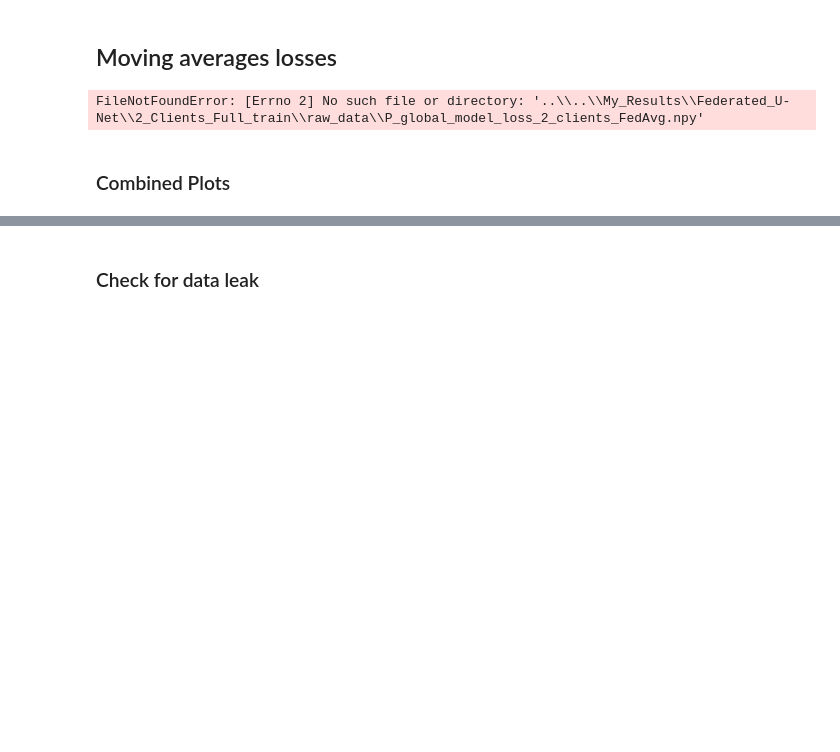
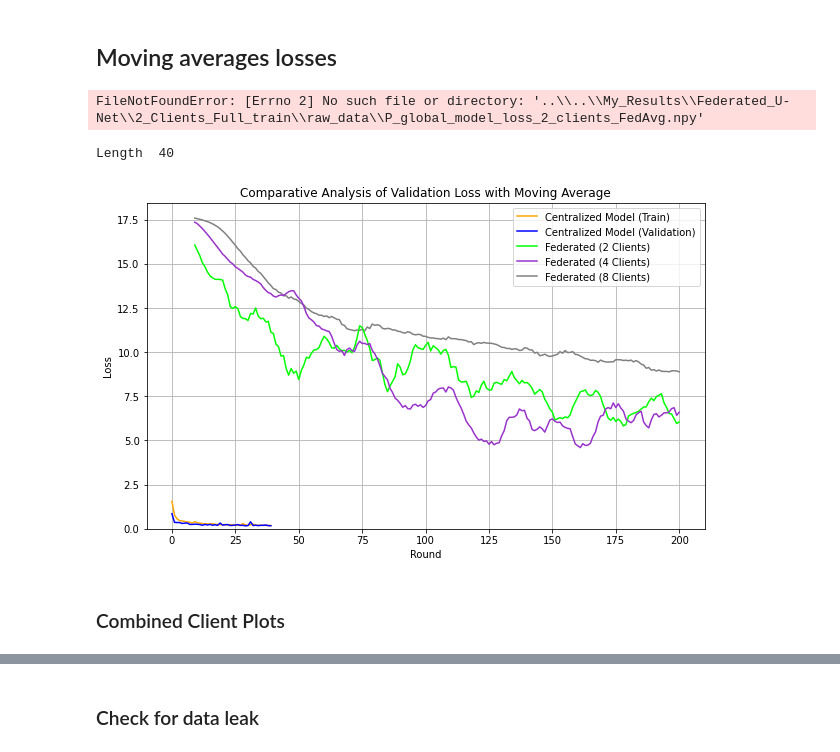
Before and after one commit to jeremyscodes/Training-a-U-Net-Model-for-Brain-Tumour-Segmentation-Using-Federated-Learning, a Jupyter notebook: Flower_New_Adapted_Flwr_1_5/final_plots_generator.ipynb, the cells around one changed output, grey strips where cells are left out. Cells and saved outputs as stored; diff of their text form; code cells hidden in the pictures; blank space fills up the shorter version.

```diff
--- a/Flower_New_Adapted_Flwr_1_5/final_plots_generator.ipynb
+++ b/Flower_New_Adapted_Flwr_1_5/final_plots_generator.ipynb
@@ -334,5 +338,76 @@ plot_metric_from_npy(central_loss_4_clients, 4, "Loss", window_size=1)
 plot_metric_from_npy(central_loss_4_clients, 4, "Loss", window_size=10)
 # %% [output]
 FileNotFoundError: [Errno 2] No such file or directory: '..\\..\\My_Results\\Federated_U-Net\\2_Clients_Full_train\\raw_data\\P_global_model_loss_2_clients_FedAvg.npy'
+# %%
+import matplotlib.pyplot as plt
+import numpy as np
+
+def moving_average(data, window_size):
+    """Compute the moving average of the data."""
+    cumsum = np.cumsum(data)
+    cumsum[window_size:] = cumsum[window_size:] - cumsum[:-window_size]
+    return cumsum[window_size - 1:] / window_size
+
+def plot_metrics_from_npys_moving_ave(metric_name, legend_names, colors, *file_paths, y_min=None, central=False, window_size=2):
+    if len(legend_names) != len(file_paths) or len(colors) != len(file_paths):
+        raise ValueError("The number of legend names and colors must match the number of numpy arrays.")
+
+    plt.figure(figsize=(10, 6))
+
+    # Plot the last model's metrics first
+    data_last = np.load(file_paths[-1], allow_pickle=True)
+    rounds_last = [entry[0] for entry in data_last]
+    metric_last = [100.0 * entry[1] if metric_name != 'Loss' else entry[1] for entry in data_last]
+    if window_size > 1 and 'Centralized Model' != legend_names[-1]:  # Apply moving average if it's a federated model
+        metric_last = moving_average(metric_last, window_size)
+        rounds_last = rounds_last[window_size-1:]
+    line_last, = plt.plot(rounds_last, metric_last, color=colors[-1], label=legend_names[-1])
+
+    # Plot the rest of the models' metrics
+    lines = []
+    for file_path, legend_name, color in zip(file_paths[:-1], legend_names[:-1], colors[:-1]):
+        data = np.load(file_path, allow_pickle=True)
+        rounds = [entry[0] for entry in data]
+        metric = [100.0 * entry[1] if metric_name != 'Loss' else entry[1] for entry in data]
+        if window_size > 1 and 'Centralized Model' != legend_name:  # Apply moving average if it's a federated model
+            metric = moving_average(metric, window_size)
+            rounds = rounds[window_size-1:]
+
+        if 'Centralized Model' == legend_name and central:
+            print("Length ",len(data[:,0]))
+            rounds = np.arange(0,len(data[:,0]))
+            metric_train = [100.0 * value  if metric_name != 'Loss' else value for value in data[:, 0]]
+            metric_val = [100.0 * value  if metric_name != 'Loss' else value for value in data[:, 1]]
+            line_train, = plt.plot(rounds, metric_train, color="orange", label=legend_name + ' (Train)')
+            line_val, = plt.plot(rounds, metric_val, color="blue", label=legend_name + ' (Validation)')
+            lines.extend([line_train, line_val])
+        else:
+            line, = plt.plot(rounds, metric, color=color, label=legend_name)
+            lines.append(line)
+
+    if y_min is not None:
+        current_ylim = plt.ylim()
+        plt.ylim(y_min, current_ylim[1])
+    plt.grid()
+    if metric_name == 'Loss':
+        plt.ylabel(metric_name)
+    else:
+        plt.ylabel(metric_name + " (%)")
+    plt.xlabel("Round")
+    plt.title(f"Comparative Analysis of Validation {metric_name} with Moving Average")
+    plt.legend(handles=lines + [line_last])
+    plt.savefig(main+'\\Final_Plots\\Federated_' + metric_name + 'averaged.png')
+
+# Example usage:
+# plot_metrics_from_npys('Loss', ['Model 1', 'Model 2'], ['red', 'blue'], 'path_to_file1.npy', 'path_to_file2.npy', window_size=5)
+cen = main + cen_dir + "\\loss.npy"
+metric = "loss"
+fl_2 = main + fl_dir + dir2 + "\\M_global_model_"+metric+"_2_clients_FedAvg.npy"
+fl_4 = main + fl_dir + dir4 + "\\A_global_model_"+metric+"_4_clients_FedAvg.npy"
+fl_8 = main + fl_dir + dir_8 + "\\I_global_model_"+metric+"_8_clients_FedAvg.npy"
+plot_metrics_from_npys_moving_ave('Loss', legend_names, colors, cen, fl_2, fl_4, fl_8,y_min=0,central=True, window_size=10)
+# %% [output]
+Length  40
+[figure, added]
 # %% [markdown]
-### Combined Plots ###
+### Combined Client Plots ###
```
Also changed, not shown: parts of 4 cells of this notebook, 8 other files.
